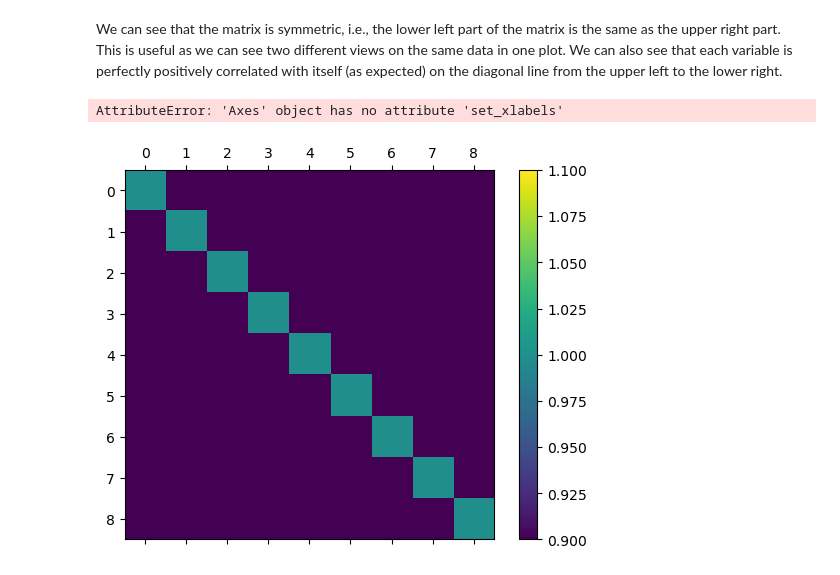
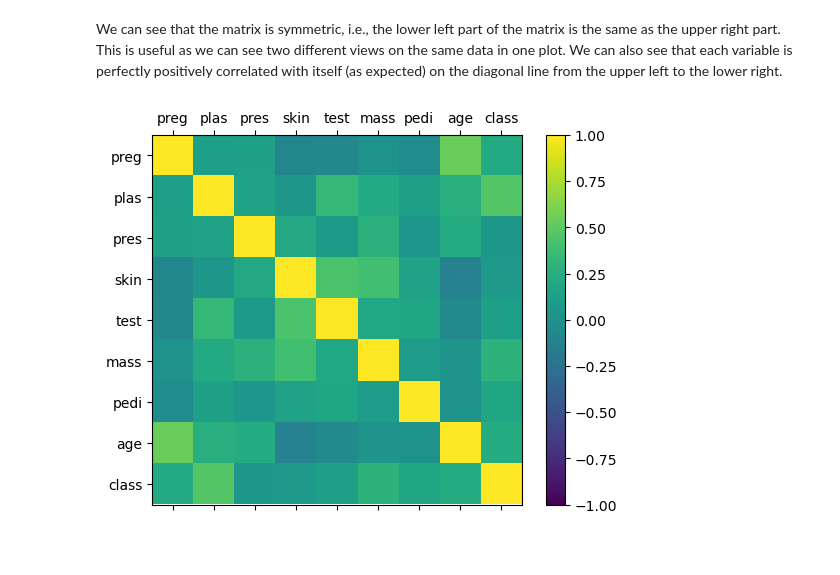
Before and after one commit to JonatanBadillo/Data-Science-with-Python, a Jupyter notebook: 2. Data Analysis/2.3. Data Visualization.ipynb, the cells around one changed output. Cells and saved outputs as stored; diff of their text form; code cells hidden in the pictures.

Commit message:
correlation matrix

```diff
--- a/2. Data Analysis/2.3. Data Visualization.ipynb
+++ b/2. Data Analysis/2.3. Data Visualization.ipynb
@@ -132,18 +132,17 @@ We can see that the matrix is symmetric, i.e., the lower left part of the matrix
 # %%
 import numpy as np
 %matplotlib inline
 # Correlation matrix plotlib
 correlations = data.corr()
 fig = plt.figure()
 ax = fig.add_subplot(111)
-cax = ax.matshow(correlations, vmin=1, vmax=1)
+cax = ax.matshow(correlations, vmin=-1, vmax=1)
 fig.colorbar(cax)
 ticks = np.arange(0,9,1)
 ax.set_xticks(ticks)
 ax.set_yticks(ticks)
-ax.set_xlabels(names)
-ax.set_ylabels(names)
+ax.set_xticklabels(names)
+ax.set_yticklabels(names)
 plt.show()
 # %% [output]
-AttributeError: 'Axes' object has no attribute 'set_xlabels'
-[figure, old version]
+[figure, new version]
```
